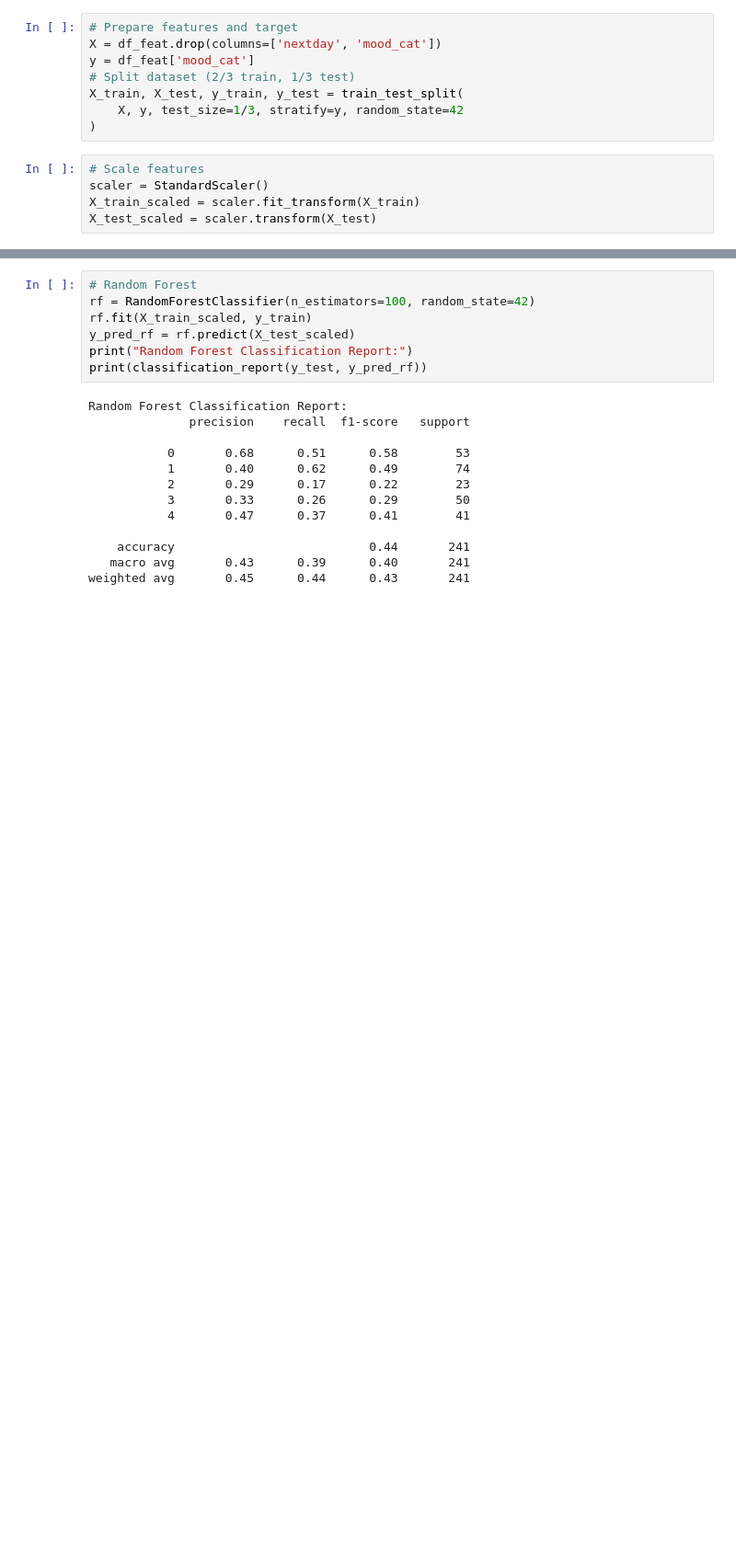
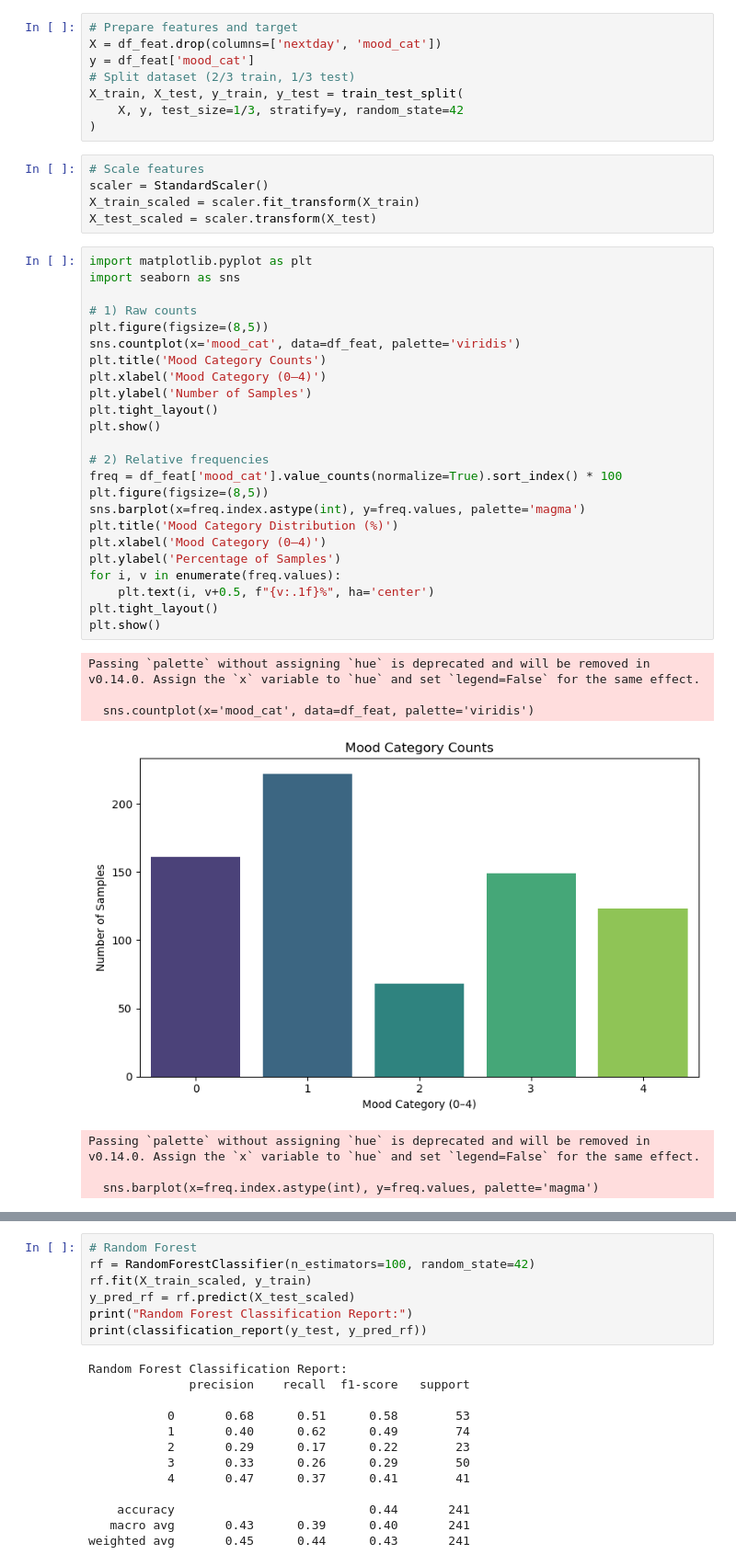
Before and after one commit to PietPjotr/DMT1, a Jupyter notebook: classification.ipynb, the cells around one changed output, grey strips where cells are left out. Shown at 92% size. Drawn from its saved outputs; the diff is of its cells as text; blank space fills up the shorter version.

Commit message:
Confusion matrix + mood_category plots

```diff
--- a/classification.ipynb
+++ b/classification.ipynb
@@ -67,3 +69,35 @@ X_train, X_test, y_train, y_test = train_test_split(
 scaler = StandardScaler()
 X_train_scaled = scaler.fit_transform(X_train)
 X_test_scaled = scaler.transform(X_test)
+# %%
+import matplotlib.pyplot as plt
+import seaborn as sns
+
+# 1) Raw counts
+plt.figure(figsize=(8,5))
+sns.countplot(x='mood_cat', data=df_feat, palette='viridis')
+plt.title('Mood Category Counts')
+plt.xlabel('Mood Category (0–4)')
+plt.ylabel('Number of Samples')
+plt.tight_layout()
+plt.show()
+
+# 2) Relative frequencies
+freq = df_feat['mood_cat'].value_counts(normalize=True).sort_index() * 100
+plt.figure(figsize=(8,5))
+sns.barplot(x=freq.index.astype(int), y=freq.values, palette='magma')
+plt.title('Mood Category Distribution (%)')
+plt.xlabel('Mood Category (0–4)')
+plt.ylabel('Percentage of Samples')
+for i, v in enumerate(freq.values):
+    plt.text(i, v+0.5, f"{v:.1f}%", ha='center')
+plt.tight_layout()
+plt.show()
+# %% [output]
+Passing `palette` without assigning `hue` is deprecated and will be removed in v0.14.0. Assign the `x` variable to `hue` and set `legend=False` for the same effect.
+
+  sns.countplot(x='mood_cat', data=df_feat, palette='viridis')
+[figure, added]
+Passing `palette` without assigning `hue` is deprecated and will be removed in v0.14.0. Assign the `x` variable to `hue` and set `legend=False` for the same effect.
+
+  sns.barplot(x=freq.index.astype(int), y=freq.values, palette='magma')
```
Also changed, not shown: parts of 6 cells of this notebook.
